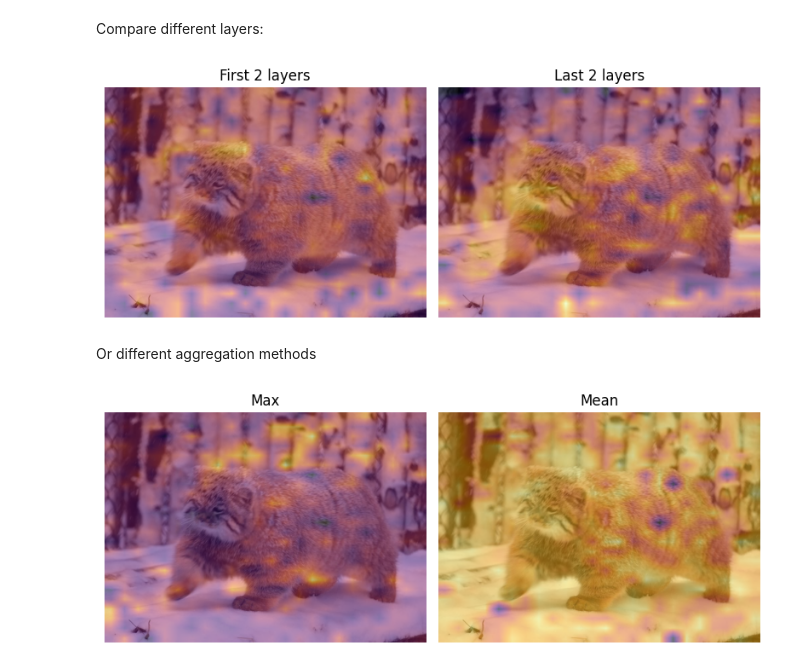
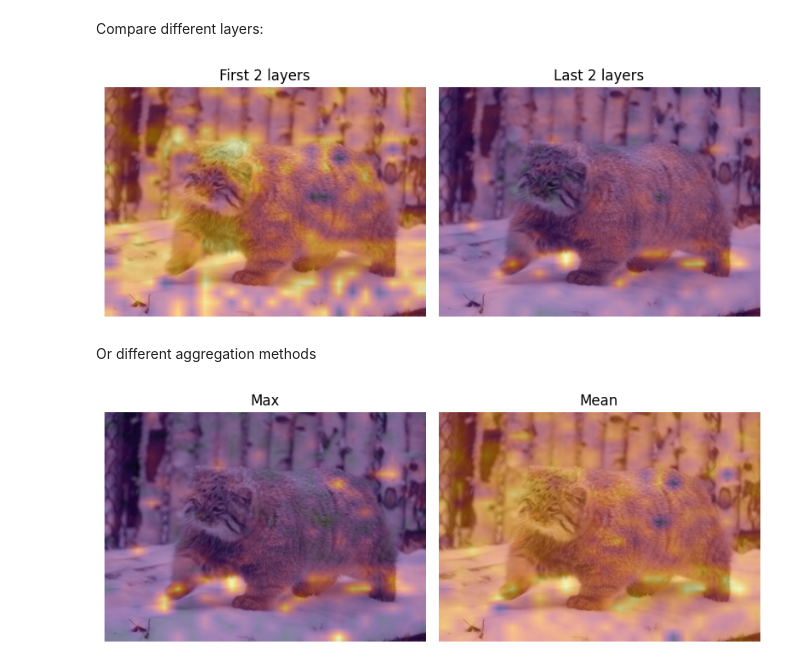
Before and after one commit to alexander-brady/vl-saliency, a Jupyter notebook: notebooks/variations.ipynb, the cells around one changed output. Drawn from its saved outputs; the diff is of its cells as text; code cells hidden in the pictures.

```diff
--- a/notebooks/variations.ipynb
+++ b/notebooks/variations.ipynb
@@ -60,9 +63,9 @@ inputs = processor.apply_chat_template(
 # %% [markdown]
 Initalize the AGCAM saliency extractor with the correct model.
 # %%
-from vl_saliency import SaliencyTrace
+from vl_saliency import SaliencyExtractor
 
-trace = SaliencyTrace(model, processor)
+extractor = SaliencyExtractor(model, processor)
 # %% [markdown]
 Generate the response
 # %%
@@ -70,7 +73,8 @@ with torch.inference_mode():
     generated_ids = model.generate(**inputs, do_sample=True, max_new_tokens=200)
 
 # Compute attention and gradients
-trace.capture(**inputs, generated_ids=generated_ids, visualize_tokens=True)  # type: ignore
+trace = extractor.capture(**inputs, generated_ids=generated_ids)  # type: ignore
+trace.visualize_tokens()
 # %% [output]
 [interactive output not drawn]
 # %% [markdown]
@@ -105,21 +109,22 @@ plt.show()
 # %% [markdown]
 Compare different layers:
 # %%
+import vl_saliency.transforms as T
+
 cols = 2
 fig, axes = plt.subplots(1, cols, figsize=(4 * cols, 4))
 axes = np.array(axes).ravel()
 
-
-saliency_map = trace.map(token=615, layers=2)  # First 2 layers
+saliency_map = trace.map(token=11, mode=agcam) >> T.FirstNLayers(2) >> T.Aggregate()
 overlay(saliency_map, image, ax=axes[0], title="First 2 layers", show_colorbar=False)
 
-saliency_map = trace.map(token=615, layers=-2)  # Last 2 layers
+saliency_map = trace.map(token=11, mode=agcam) >> T.LastNLayers(2) >> T.Aggregate()
 overlay(saliency_map, image, ax=axes[1], title="Last 2 layers", show_colorbar=False)
 
 plt.tight_layout()
 plt.show()
 # %% [output]
-[figure, old version]
+[figure, new version]
 # %% [markdown]
 Or different aggregation methods
 # %%
@@ -128,13 +133,13 @@ fig, axes = plt.subplots(1, cols, figsize=(4 * cols, 4))
 axes = np.array(axes).ravel()
 
 
-saliency_map = trace.map(token=615, layer_reduce="max", head_reduce="max")
+saliency_map = trace.map(token=11, mode=agcam).agg(layer_reduce="max", head_reduce="max")
 overlay(saliency_map, image, ax=axes[0], title="Max", show_colorbar=False)
 
-saliency_map = trace.map(token=615, layer_reduce="mean", head_reduce="mean")
+saliency_map = trace.map(token=11, mode=agcam).agg(layer_reduce="mean", head_reduce="mean")
 overlay(saliency_map, image, ax=axes[1], title="Mean", show_colorbar=False)
 
 plt.tight_layout()
 plt.show()
 # %% [output]
-[figure, old version]
+[figure, new version]
```
Also changed, not shown: parts of 2 cells of this notebook, 1 other file.
